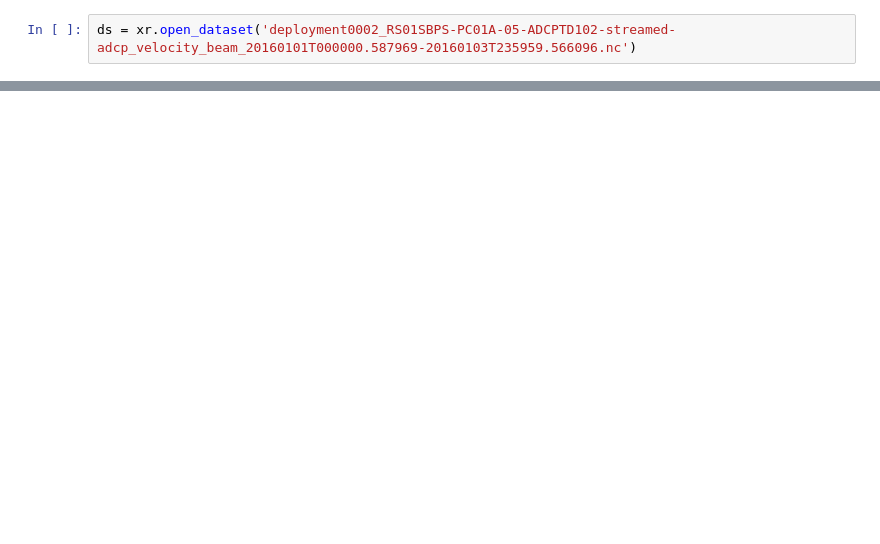
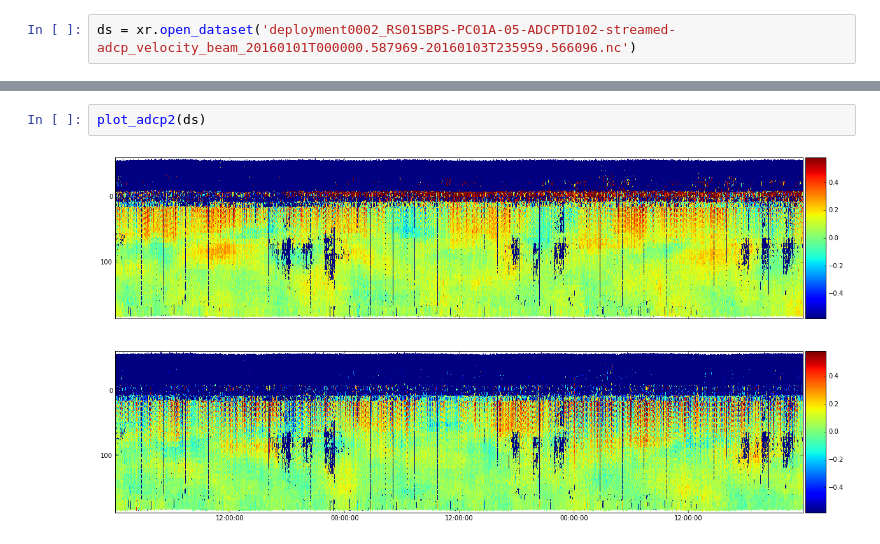
Before and after one commit to petercable/shared_notebooks, a Jupyter notebook: adcp/Velocity Plots.ipynb, the cells around one changed output, grey strips where cells are left out. Drawn from its saved outputs; the diff is of its cells as text; blank space fills up the shorter version.

```diff
--- a/adcp/Velocity Plots.ipynb
+++ b/adcp/Velocity Plots.ipynb
@@ -62,0 +102,4 @@ plot_one(ds.upward_seawater_velocity.values, ds.time.values, mean_bin_depths, Tr
+# %%
+plot_adcp2(ds)
+# %% [output]
+[figure, added]
```
Also changed, not shown: parts of 12 cells of this notebook.
